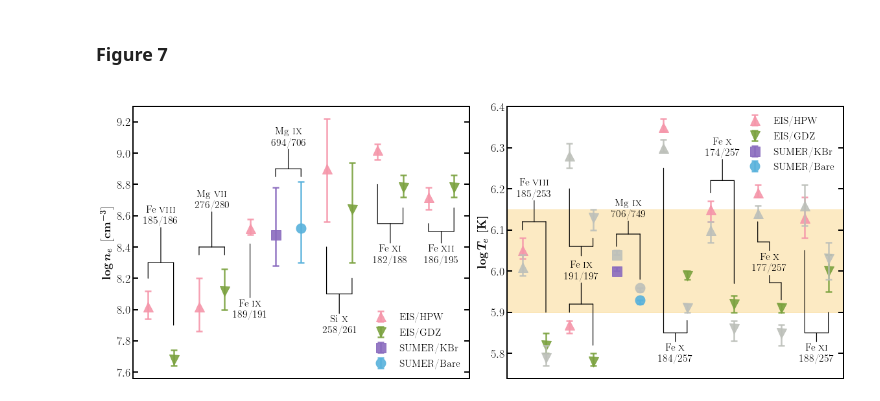
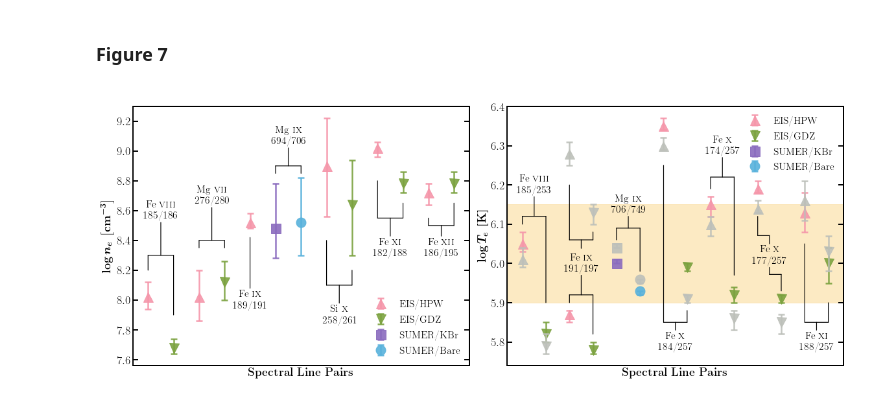
Before and after one commit to yjzhu-solar/EIS_SUMER_PCH_Ti, a Jupyter notebook: ipynb/paper/Te_Ne_diag.ipynb, the cells around one changed output. Saved outputs shown, nothing was run; the diff lists cells and outputs as text; code cells hidden in the pictures.

```diff
--- a/ipynb/paper/Te_Ne_diag.ipynb
+++ b/ipynb/paper/Te_Ne_diag.ipynb
@@ -210,31 +210,32 @@ arrowprops=dict(edgecolor="black",arrowstyle="-",lw=1.2,shrinkA=0,shrinkB=0),ha=
 fork_annotate(ax2,"Fe \\textsc{ix}\n 191/197",(2.5,6.0),(2.5,5.92),((2,5.9),(3,5.82)),
 arrowprops=dict(edgecolor="black",arrowstyle="-",lw=1.2,shrinkA=0,shrinkB=0),ha="center",va="center",fontsize=16)
 fork_annotate(ax2,"\ \ \ \n \ \ \ ",(2.5,6.01),(2.5,6.06),((2,6.2),(3,6.08)),
 arrowprops=dict(edgecolor="black",arrowstyle="-",lw=1.2,shrinkA=0,shrinkB=0),ha="center",va="center",fontsize=16)
 # updown_annotate(ax,"Fe \\textsc{x}\n 184/257",(4.5,6.175),((4,6.22,6.32),(5,6.135,6.02)),fontsize=16,
 # arrowprops=dict(edgecolor="black",arrowstyle="-",lw=1.2,shrinkA=0,shrinkB=0),ha="center",va="center")
 fork_annotate(ax2,"Mg \\textsc{ix}\n 706/749",(4.5,6.15),(4.5,6.09),((4,6.06),(5,5.98)),
 arrowprops=dict(edgecolor="black",arrowstyle="-",lw=1.2,shrinkA=0,shrinkB=0),ha="center",va="center",fontsize=16)
 fork_annotate(ax2,"Fe \\textsc{x}\n 184/257",(6.5,5.8),(6.5,5.85),((6,6.25),(7,5.88)),
 arrowprops=dict(edgecolor="black",arrowstyle="-",lw=1.2,shrinkA=0,shrinkB=0),ha="center",va="center",fontsize=16)
 fork_annotate(ax2,"Fe \\textsc{x}\n 174/257",(8.5,6.3),(8.5,6.22),((8,6.19),(9,5.97)),
 arrowprops=dict(edgecolor="black",arrowstyle="-",lw=1.2,shrinkA=0,shrinkB=0),ha="center",va="center",fontsize=16)
 updown_annotate(ax2,"Fe \\textsc{x}\n 177/257",(10.5,6.02),((10,6.05,6.12),(11,5.99,5.93)),fontsize=16,
 arrowprops=dict(edgecolor="black",arrowstyle="-",lw=1.2,shrinkA=0,shrinkB=0),ha="center",va="center")
 fork_annotate(ax2,"Fe \\textsc{xi}\n 188/257",(12.5,5.8),(12.5,5.85),((12,6.05),(13,5.9)),
 arrowprops=dict(edgecolor="black",arrowstyle="-",lw=1.2,shrinkA=0,shrinkB=0),ha="center",va="center",fontsize=16)
 
 ax2.axhspan(5.9,6.15,color="#FAD689",alpha=0.5,zorder=0)
 ax2.set_ylabel(r"$\boldsymbol{\log T_e\,\left[\mathrm{K}\right]}$",fontsize=18)
 ax2.legend(leg,[leg_.get_label() for leg_ in leg],loc = 'upper right',fontsize = 16,frameon=False)
 
 
 for ax_ in (ax1,ax2):
+    ax_.set_xlabel(r"\textbf{Spectral Line Pairs}",fontsize=18)
     ax_.tick_params(labelsize=18)
     ax_.tick_params(which="major",width=2,length=8,direction="in")
     ax_.set_xticks(())
     ax_.yaxis.set_ticks_position("both")
 
 plt.savefig(fname="../../figs/ms/NeTe_diag.pdf",format="pdf")
 # %% [output]
-[figure, old version]
+[figure, new version]
```
Also changed, not shown: 18 other files.
